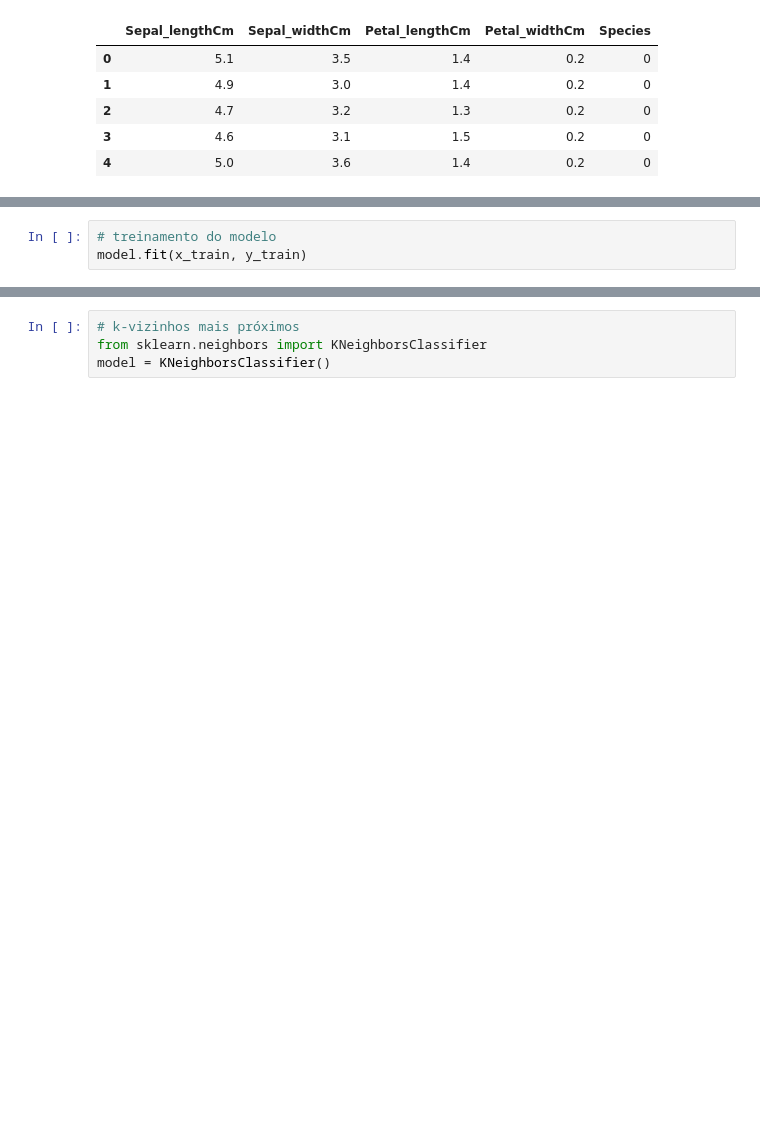
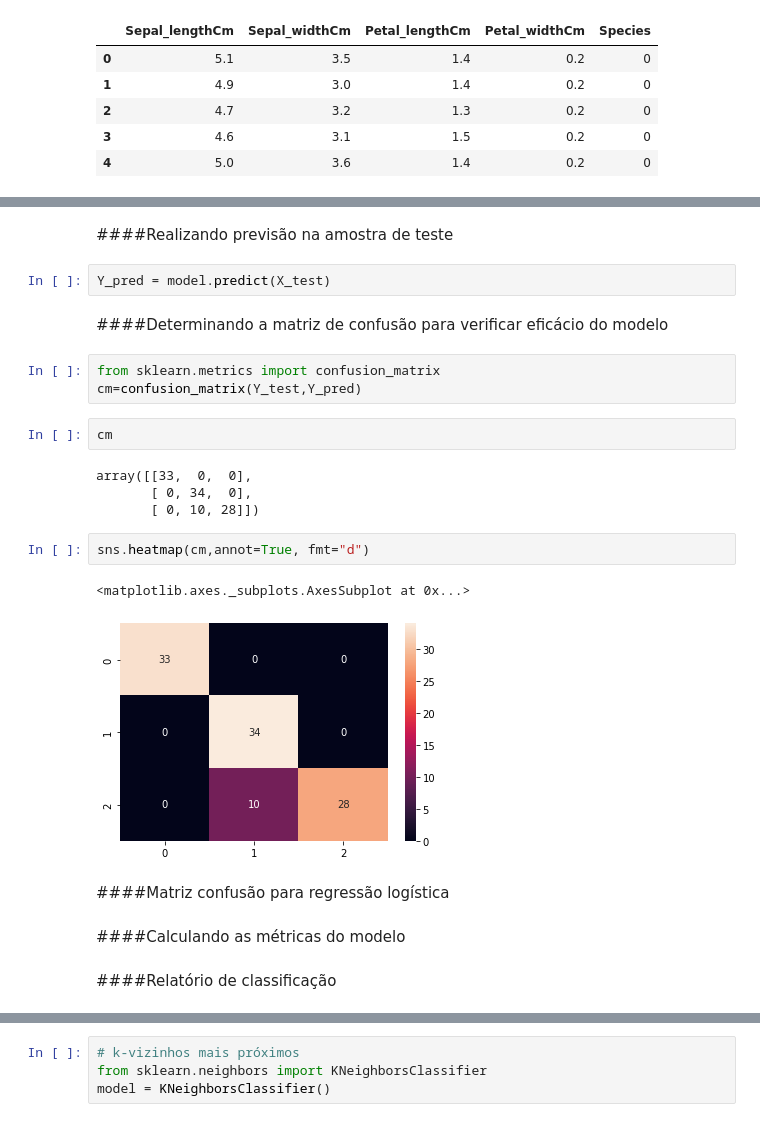
Before and after one commit to Marcelobhering/Desafio, a Jupyter notebook: Parte2.ipynb, the cells around one changed output, grey strips where cells are left out. Cells and saved outputs as stored; diff of their text form; blank space fills up the shorter version.

```diff
--- a/Parte2.ipynb
+++ b/Parte2.ipynb
@@ -187,3 +191,0 @@ model = LogisticRegression()
-# %%
-# treinamento do modelo
-model.fit(x_train, y_train)
@@ -196,0 +192,26 @@ Accuracy:  95.55555555555556
+# %% [markdown]
+####Realizando previsão na amostra de teste
+# %%
+Y_pred = model.predict(X_test)
+# %% [markdown]
+####Determinando a matriz de confusão para verificar eficácio do modelo
+# %%
+from sklearn.metrics import confusion_matrix
+cm=confusion_matrix(Y_test,Y_pred)
+# %%
+cm
+# %% [output]
+array([[33,  0,  0],
+       [ 0, 34,  0],
+       [ 0, 10, 28]])
+# %%
+sns.heatmap(cm,annot=True, fmt="d")
+# %% [output]
+<matplotlib.axes._subplots.AxesSubplot at 0x...>
+[figure, added]
+# %% [markdown]
+####Matriz confusão para regressão logística
+# %% [markdown]
+####Calculando as métricas do modelo
+# %% [markdown]
+####Relatório de classificação
```
Also changed, not shown: parts of 48 cells of this notebook.
